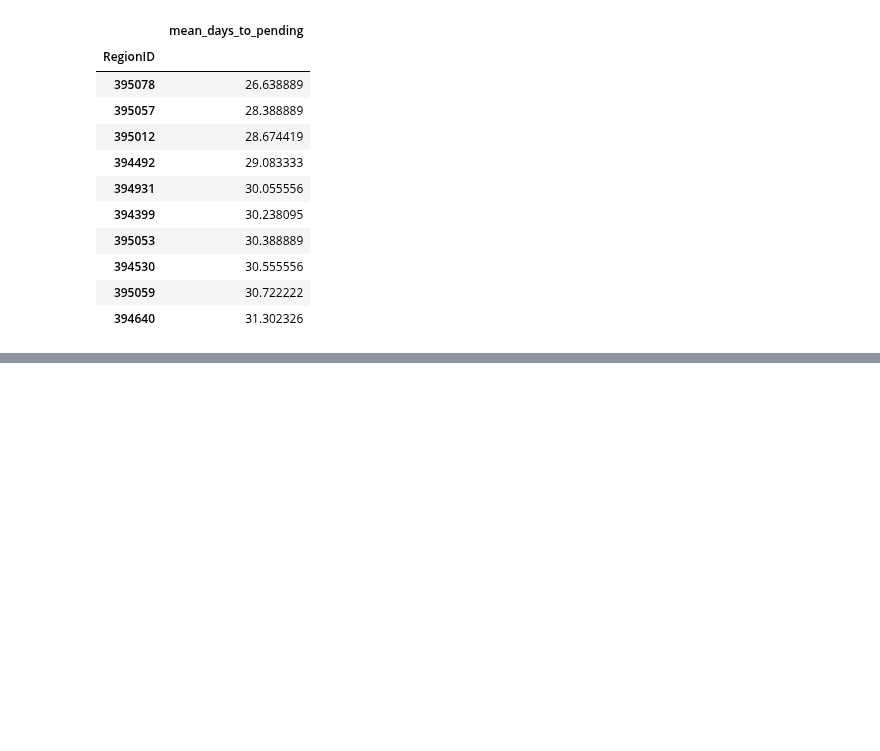
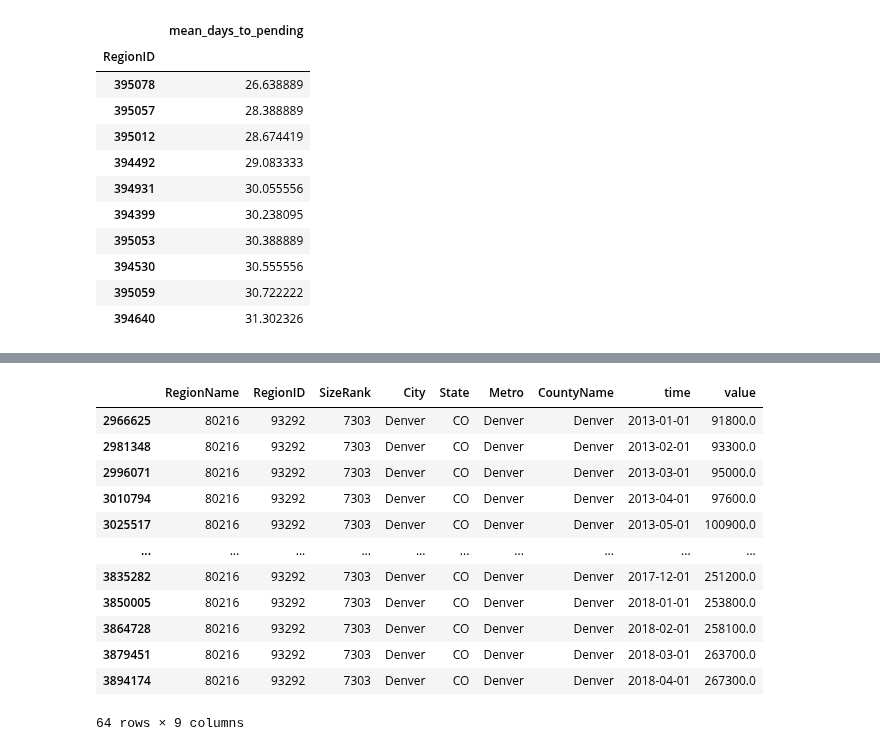
Before and after one commit to fivearm/Phase_4_Project, a Jupyter notebook: EDA.ipynb, the cells around one changed output, grey strips where cells are left out. Drawn from its saved outputs; the diff is of its cells as text; code cells hidden in the pictures; blank space fills up the shorter version.

```diff
--- a/EDA.ipynb
+++ b/EDA.ipynb
@@ -74,0 +131,3 @@ For sale investory
+# %%
+df = pd.read_csv('data/zillow_data.csv')
+df.head()
@@ -74,0 +142,27 @@ For sale investory
+# %%
+def melt_data(df, compress = False):
+    """
+    Takes the zillow_data dataset in wide form or a subset of the zillow_dataset.
+    Returns a long-form datetime dataframe
+    with the datetime column names as the index and the values as the 'values' column.
+
+    If more than one row is passes in the wide-form dataset, the values column
+    will be the mean of the values from the datetime columns in all of the rows.
+
+    If compress is True will compress data to only the value column.
+    """
+    if compress == True:
+        melted = pd.melt(df, id_vars=['RegionName', 'RegionID', 'SizeRank', 'City', 'State',
+                                      'Metro', 'CountyName'], var_name='time')
+        melted['time'] = pd.to_datetime(melted['time'], infer_datetime_format=True)
+        melted = melted.dropna(subset=['value'])
+        return melted.groupby('time').aggregate({'value':'mean'})
+    else:
+        melted = pd.melt(df, id_vars=['RegionName', 'RegionID', 'SizeRank', 'City', 'State',
+                                      'Metro', 'CountyName'], var_name='time')
+        melted['time'] = pd.to_datetime(melted['time'], infer_datetime_format=True)
+        melted = melted.dropna(subset=['value'])
+        return melted
+# %%
+df = melt_data(df)
+df.head()
@@ -74,0 +176,18 @@ For sale investory
+# %%
+Denver_df = df[df['RegionName'] == 80216]
+# %%
+Denver_df
+# %% [output]
+|  | RegionName | RegionID | SizeRank | City | State | Metro | CountyName | time | value |
+| 2966625 | 80216 | 93292 | 7303 | Denver | CO | Denver | Denver | 2013-01-01 | 91800.0 |
+| 2981348 | 80216 | 93292 | 7303 | Denver | CO | Denver | Denver | 2013-02-01 | 93300.0 |
+| 2996071 | 80216 | 93292 | 7303 | Denver | CO | Denver | Denver | 2013-03-01 | 95000.0 |
+| 3010794 | 80216 | 93292 | 7303 | Denver | CO | Denver | Denver | 2013-04-01 | 97600.0 |
+| 3025517 | 80216 | 93292 | 7303 | Denver | CO | Denver | Denver | 2013-05-01 | 100900.0 |
+| ... | ... | ... | ... | ... | ... | ... | ... | ... | ... |
+| 3835282 | 80216 | 93292 | 7303 | Denver | CO | Denver | Denver | 2017-12-01 | 251200.0 |
+| 3850005 | 80216 | 93292 | 7303 | Denver | CO | Denver | Denver | 2018-01-01 | 253800.0 |
+| 3864728 | 80216 | 93292 | 7303 | Denver | CO | Denver | Denver | 2018-02-01 | 258100.0 |
+| 3879451 | 80216 | 93292 | 7303 | Denver | CO | Denver | Denver | 2018-03-01 | 263700.0 |
+| 3894174 | 80216 | 93292 | 7303 | Denver | CO | Denver | Denver | 2018-04-01 | 267300.0 |
+64 rows × 9 columns
```
Also changed, not shown: parts of 22 cells of this notebook, 2 other files.
